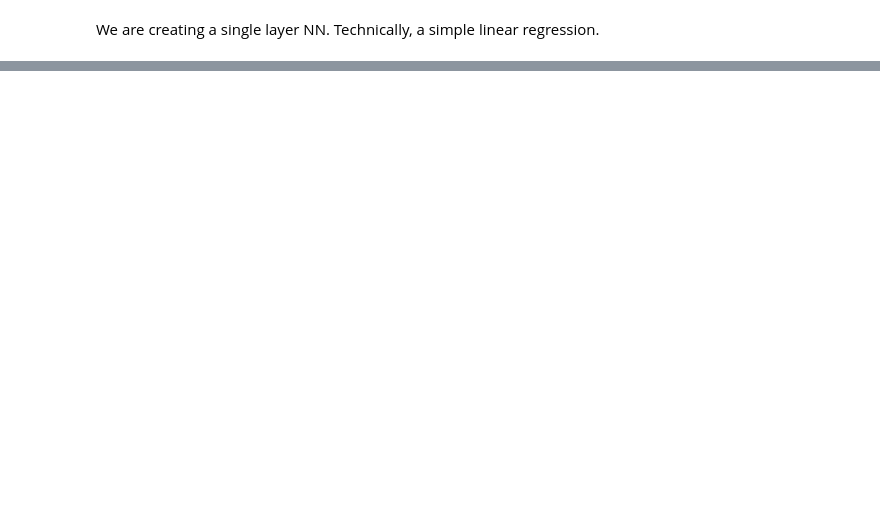
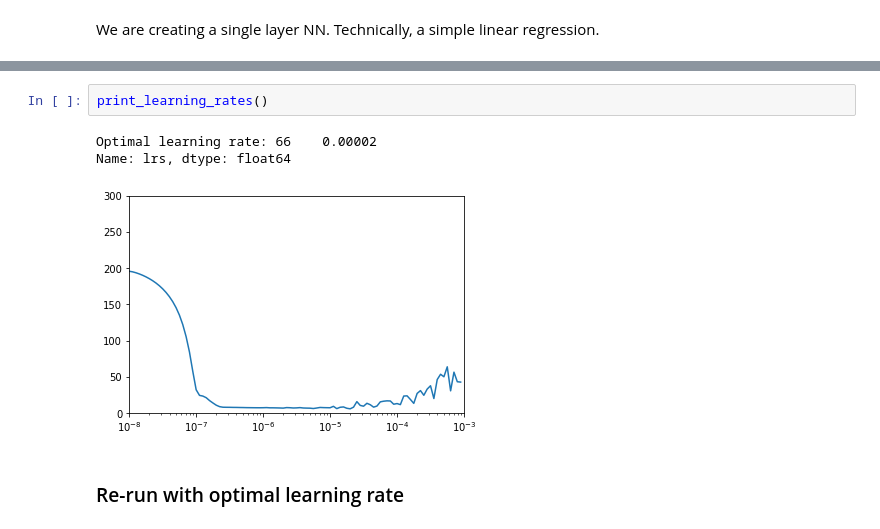
Before and after one commit to soerenml/tensorflow-certificate, a Jupyter notebook: Time_series_data.ipynb, the cells around one changed output, grey strips where cells are left out. Drawn from its saved outputs; the diff is of its cells as text; blank space fills up the shorter version.

```diff
--- a/Time_series_data.ipynb
+++ b/Time_series_data.ipynb
@@ -368,0 +457,8 @@ MAE: 5.0
+# %%
+print_learning_rates()
+# %% [output]
+Optimal learning rate: 66    0.00002
+Name: lrs, dtype: float64
+[figure, added]
+# %% [markdown]
+### Re-run with optimal learning rate
```
Also changed, not shown: parts of 43 cells of this notebook.
